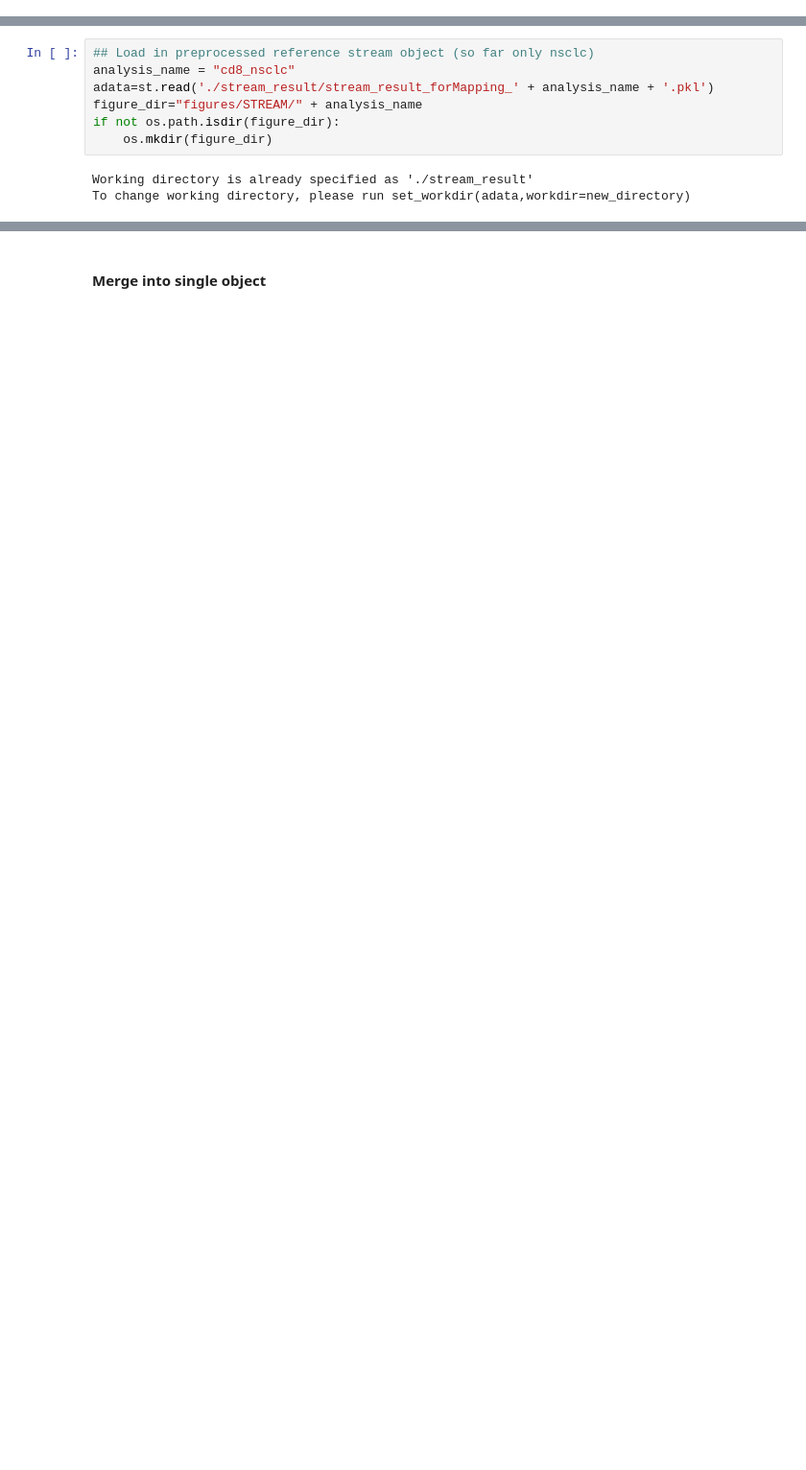
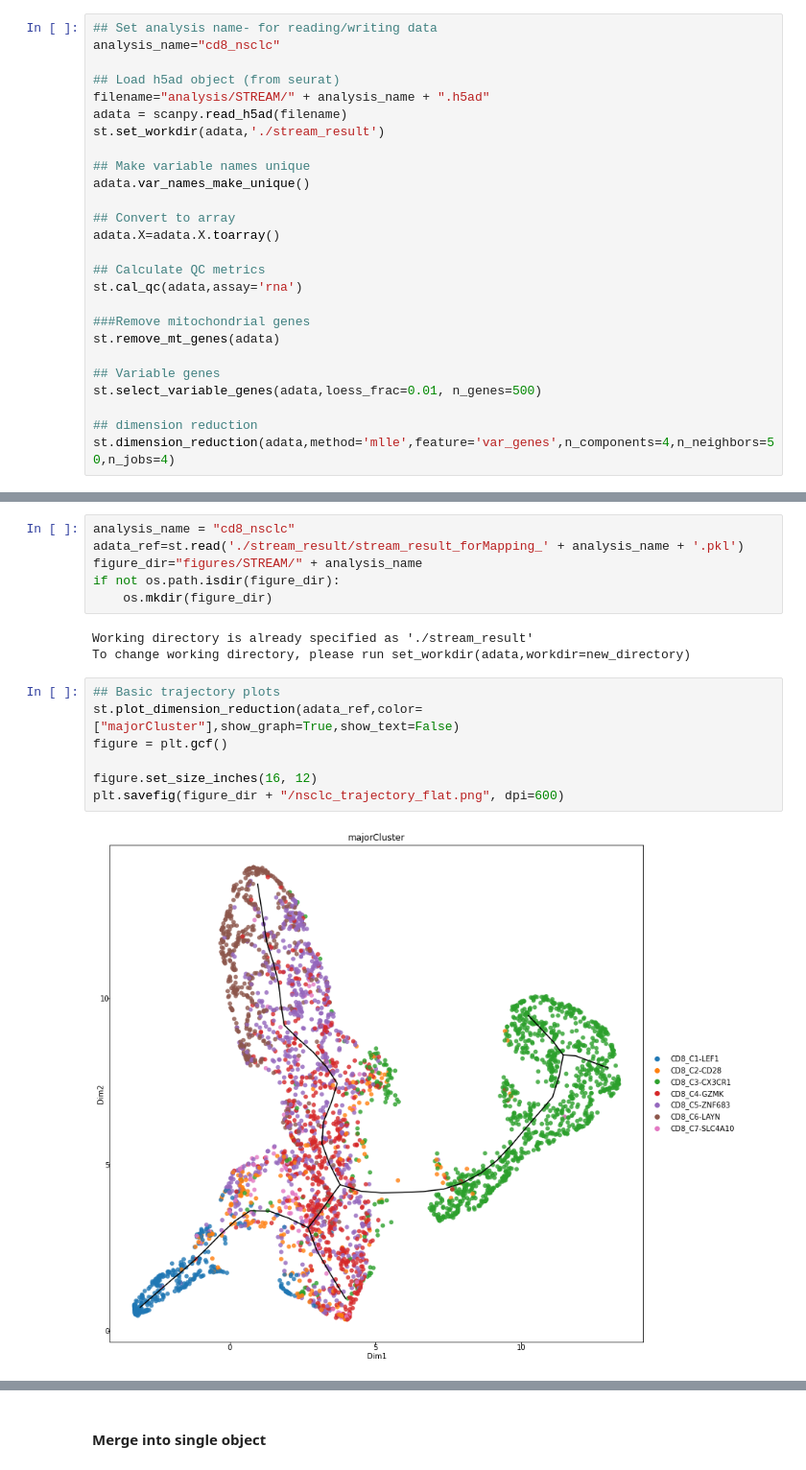
Before and after one commit to FilbinLab/Pedi_Immune, a Jupyter notebook: ImmuneCellAnalysis/02a_Tcells/02_Ped.Adult/04a_Trajectory/3.STREAM_mapping_nsclc.melanoma.glioma.ipynb, the cells around one changed output, grey strips where cells are left out. Shown at 96% size. Drawn from its saved outputs; the diff is of its cells as text; blank space fills up the shorter version.

Commit message:
Updated python script for running mapped stream

```diff
--- a/ImmuneCellAnalysis/02a_Tcells/02_Ped.Adult/04a_Trajectory/3.STREAM_mapping_nsclc.melanoma.glioma.ipynb
+++ b/ImmuneCellAnalysis/02a_Tcells/02_Ped.Adult/04a_Trajectory/3.STREAM_mapping_nsclc.melanoma.glioma.ipynb
@@ -21,0 +23,26 @@ st.__version__
+# %%
+## Set analysis name- for reading/writing data
+analysis_name="cd8_nsclc"
+
+## Load h5ad object (from seurat)
+filename="analysis/STREAM/" + analysis_name + ".h5ad"
+adata = scanpy.read_h5ad(filename)
+st.set_workdir(adata,'./stream_result')
+
+## Make variable names unique
+adata.var_names_make_unique()
+
+## Convert to array
+adata.X=adata.X.toarray()
+
+## Calculate QC metrics
+st.cal_qc(adata,assay='rna')
+
+###Remove mitochondrial genes
+st.remove_mt_genes(adata)
+
+## Variable genes
+st.select_variable_genes(adata,loess_frac=0.01, n_genes=500)
+
+## dimension reduction
+st.dimension_reduction(adata,method='mlle',feature='var_genes',n_components=4,n_neighbors=50,n_jobs=4)
@@ -22,10 +73,18 @@ st.__version__
 # %%
-## Load in preprocessed reference stream object (so far only nsclc)
 analysis_name = "cd8_nsclc"
-adata=st.read('./stream_result/stream_result_forMapping_' + analysis_name + '.pkl')
+adata_ref=st.read('./stream_result/stream_result_forMapping_' + analysis_name + '.pkl')
 figure_dir="figures/STREAM/" + analysis_name
 if not os.path.isdir(figure_dir):
     os.mkdir(figure_dir)
 # %% [output]
 Working directory is already specified as './stream_result'
 To change working directory, please run set_workdir(adata,workdir=new_directory)
+# %%
+## Basic trajectory plots
+st.plot_dimension_reduction(adata_ref,color=["majorCluster"],show_graph=True,show_text=False)
+figure = plt.gcf()
+
+figure.set_size_inches(16, 12)
+plt.savefig(figure_dir + "/nsclc_trajectory_flat.png", dpi=600)
+# %% [output]
+[figure, added]
```
Also changed, not shown: parts of 52 cells of this notebook, 1 other file.
